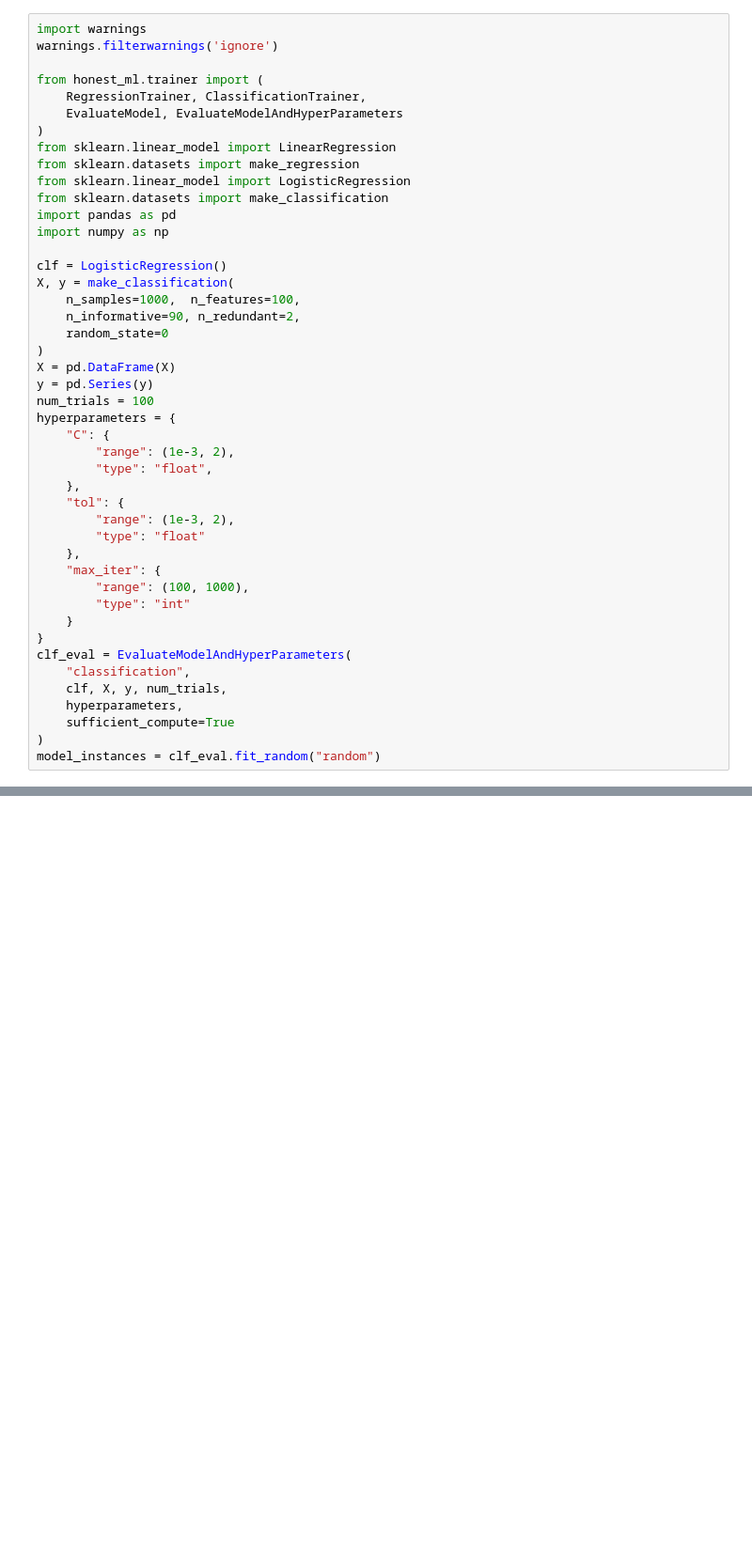
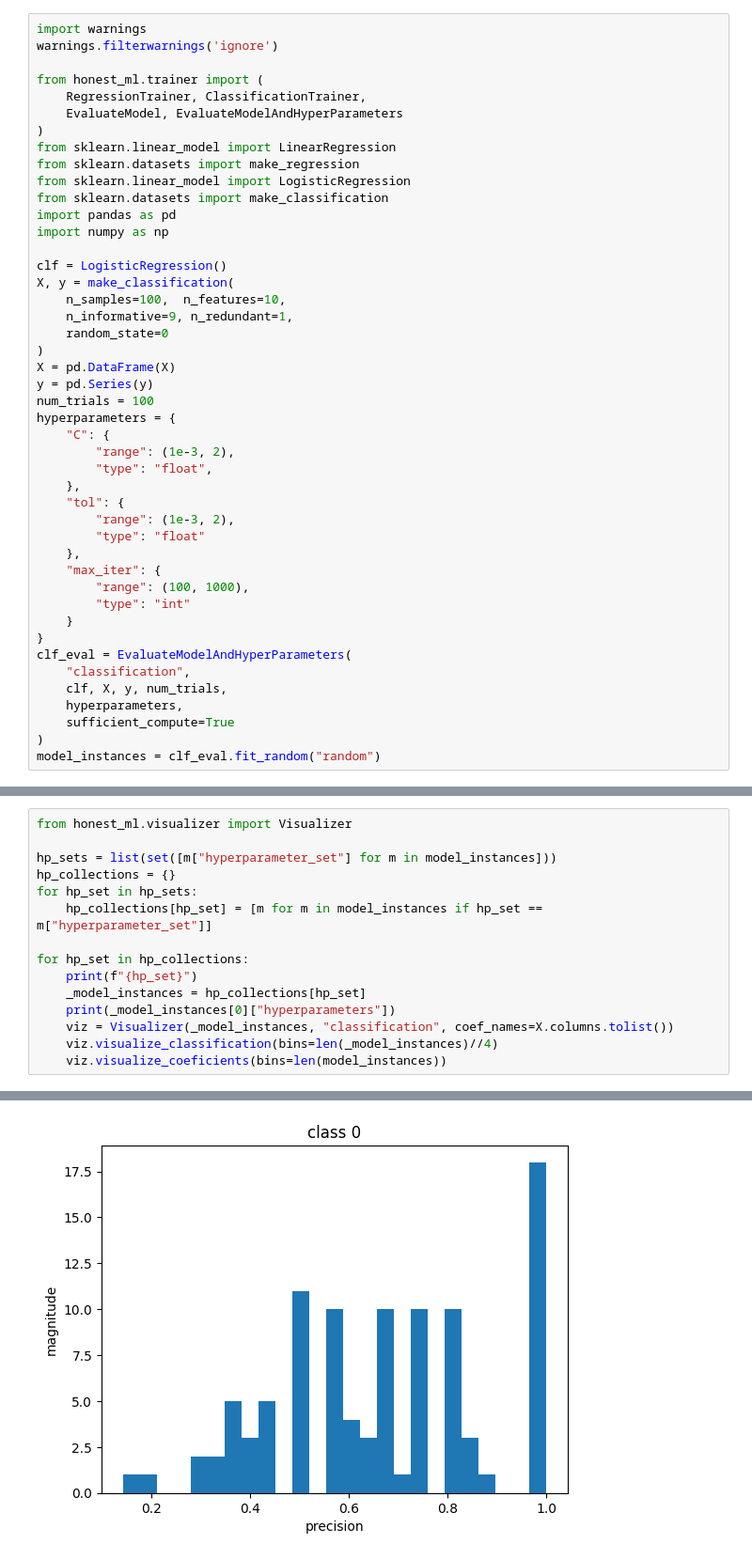
Before and after one commit to EricSchles/randomizer_ml, a Jupyter notebook: examples/visual_hyperparameter_analysis.ipynb, the cells around one changed output, grey strips where cells are left out. Shown at 94% size. Cells and saved outputs as stored; diff of their text form; blank space fills up the shorter version.

Commit message:
adding hyperparameter proof of concept

```diff
--- a/examples/visual_hyperparameter_analysis.ipynb
+++ b/examples/visual_hyperparameter_analysis.ipynb
@@ -15,8 +15,8 @@ import numpy as np
 
 clf = LogisticRegression()
 X, y = make_classification(
-    n_samples=1000,  n_features=100,
-    n_informative=90, n_redundant=2,
+    n_samples=100,  n_features=10,
+    n_informative=9, n_redundant=1,
     random_state=0
 )
 X = pd.DataFrame(X)
@@ -52,0 +46,16 @@ KeyError: 'base'
+# %%
+from honest_ml.visualizer import Visualizer
+
+hp_sets = list(set([m["hyperparameter_set"] for m in model_instances]))
+hp_collections = {}
+for hp_set in hp_sets:
+    hp_collections[hp_set] = [m for m in model_instances if hp_set == m["hyperparameter_set"]]
+
+for hp_set in hp_collections:
+    print(f"{hp_set}")
+    _model_instances = hp_collections[hp_set]
+    print(_model_instances[0]["hyperparameters"])
+    viz = Visualizer(_model_instances, "classification", coef_names=X.columns.tolist())
+    viz.visualize_classification(bins=len(_model_instances)//4)
+    viz.visualize_coeficients(bins=len(model_instances))
+# %% [output]
@@ -52,0 +64 @@ KeyError: 'base'
+[figure, added]
```
Also changed, not shown: parts of 4 cells of this notebook.
